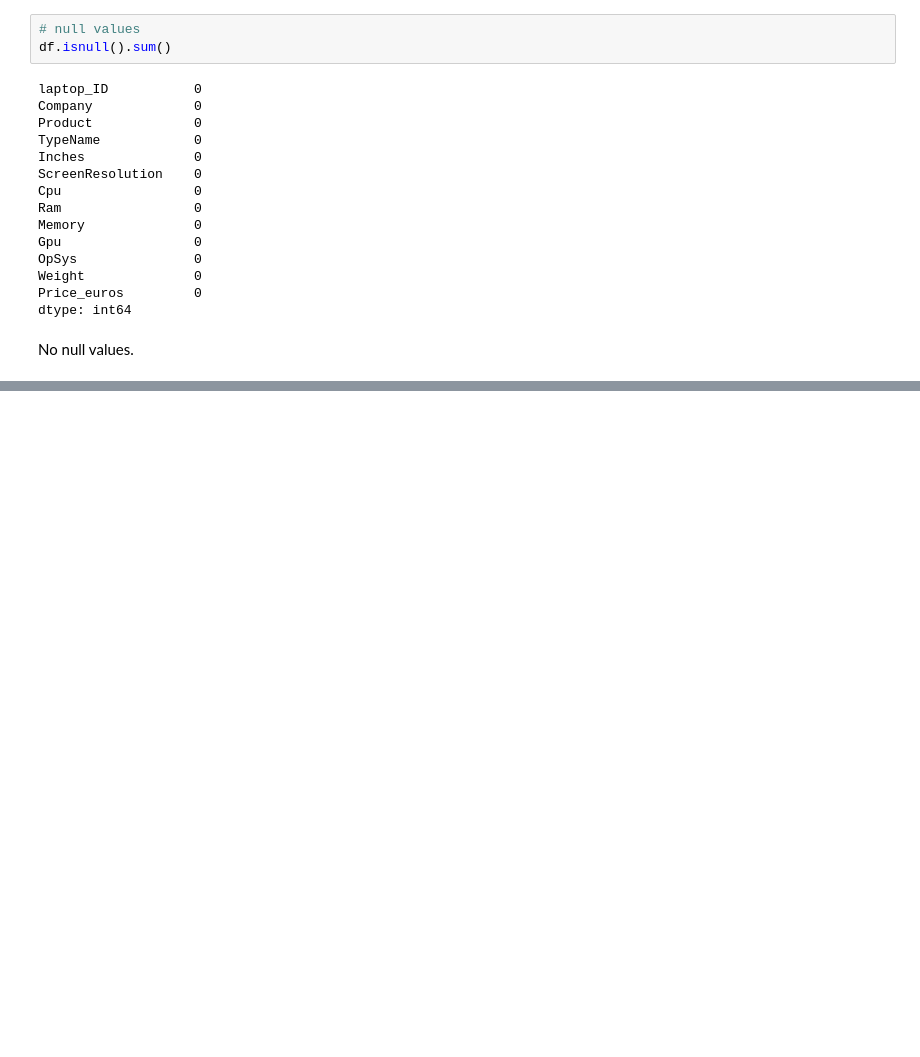
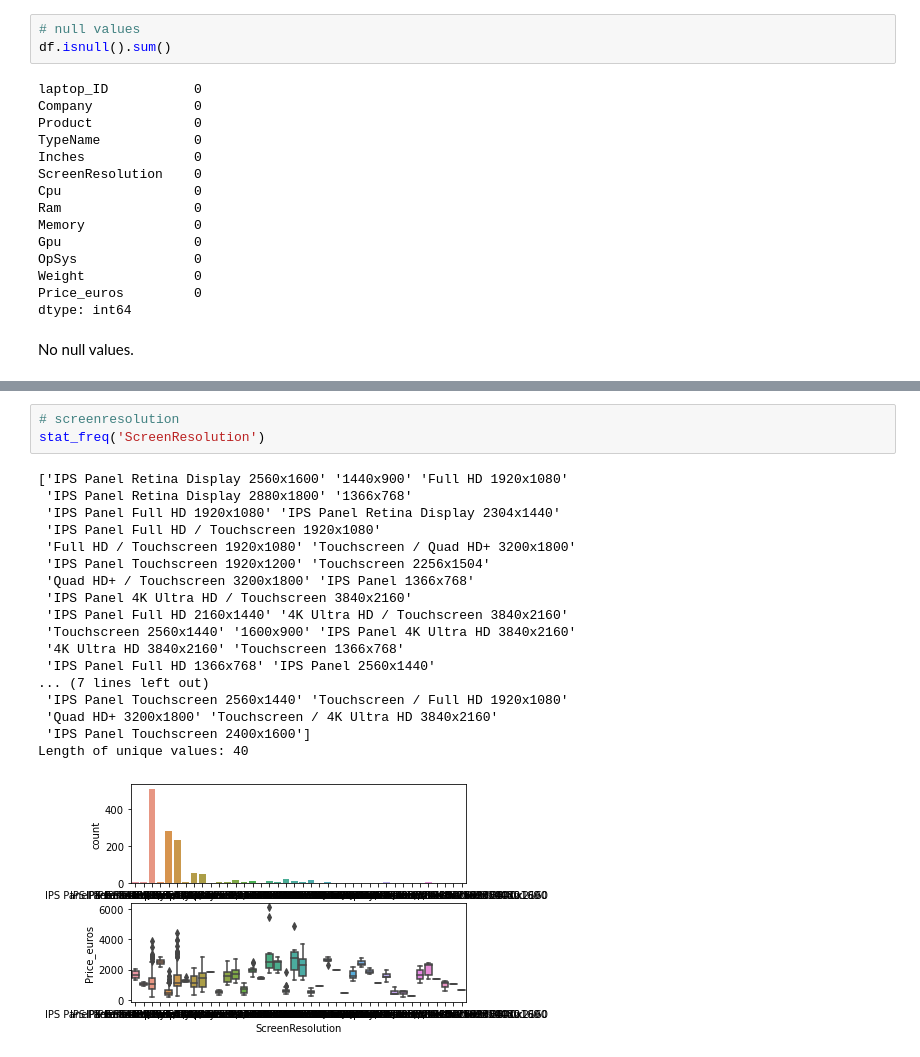
Before and after one commit to jamesjhjung/Laptop-Price-Prediction-Project, a Jupyter notebook: EDA.ipynb, the cells around one changed output, grey strips where cells are left out. Saved outputs shown, nothing was run; the diff lists cells and outputs as text; blank space fills up the shorter version.

```diff
--- a/EDA.ipynb
+++ b/EDA.ipynb
@@ -128,0 +175,22 @@ dtype: object
+# %%
+# screenresolution
+stat_freq('ScreenResolution')
+# %% [output]
+['IPS Panel Retina Display 2560x1600' '1440x900' 'Full HD 1920x1080'
+ 'IPS Panel Retina Display 2880x1800' '1366x768'
+ 'IPS Panel Full HD 1920x1080' 'IPS Panel Retina Display 2304x1440'
+ 'IPS Panel Full HD / Touchscreen 1920x1080'
+ 'Full HD / Touchscreen 1920x1080' 'Touchscreen / Quad HD+ 3200x1800'
+ 'IPS Panel Touchscreen 1920x1200' 'Touchscreen 2256x1504'
+ 'Quad HD+ / Touchscreen 3200x1800' 'IPS Panel 1366x768'
+ 'IPS Panel 4K Ultra HD / Touchscreen 3840x2160'
+ 'IPS Panel Full HD 2160x1440' '4K Ultra HD / Touchscreen 3840x2160'
+ 'Touchscreen 2560x1440' '1600x900' 'IPS Panel 4K Ultra HD 3840x2160'
+ '4K Ultra HD 3840x2160' 'Touchscreen 1366x768'
+ 'IPS Panel Full HD 1366x768' 'IPS Panel 2560x1440'
+... (7 lines left out)
+ 'IPS Panel Touchscreen 2560x1440' 'Touchscreen / Full HD 1920x1080'
+ 'Quad HD+ 3200x1800' 'Touchscreen / 4K Ultra HD 3840x2160'
+ 'IPS Panel Touchscreen 2400x1600']
+Length of unique values: 40
+[figure, added]
```
Also changed, not shown: parts of 16 cells of this notebook, 1 other file.
